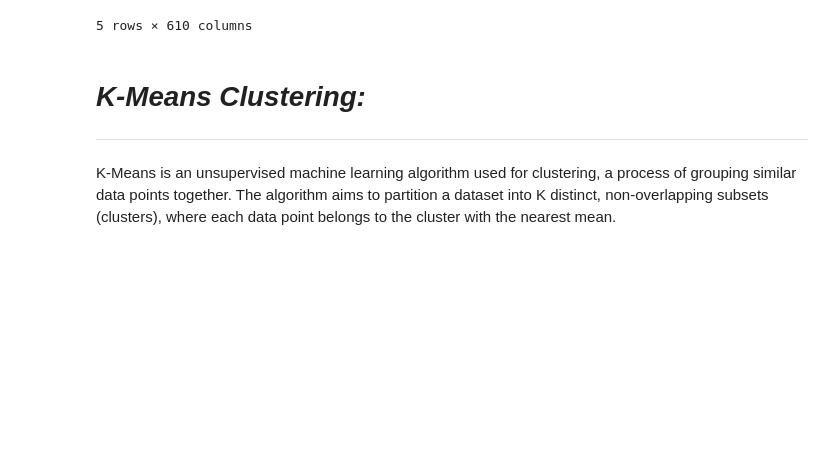
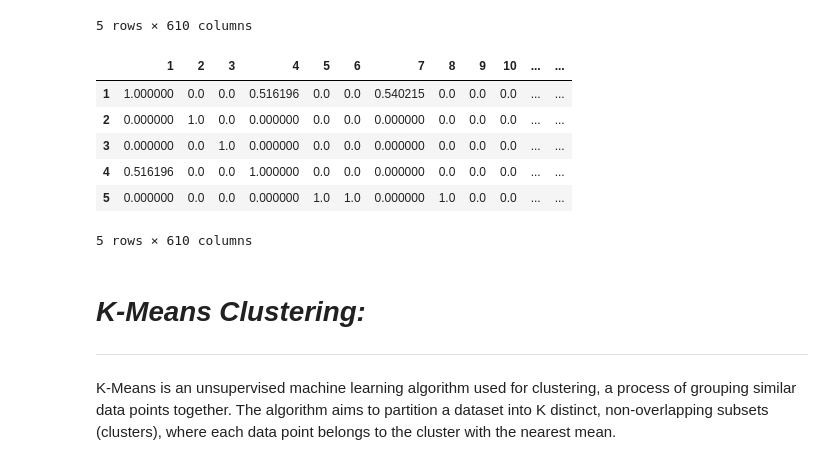
Before and after one commit to mohammed21kamall/Graduation-Project, a Jupyter notebook: Model AI/Collabirative Filtering/K_Means Clusering & KNN.ipynb, the cells around one changed output. Saved outputs shown, nothing was run; the diff lists cells and outputs as text; code cells hidden in the pictures; blank space fills up the shorter version.

```diff
--- a/Model AI/Collabirative Filtering/K_Means Clusering & KNN.ipynb
+++ b/Model AI/Collabirative Filtering/K_Means Clusering & KNN.ipynb
@@ -52,6 +53,17 @@ transformed_similarity.head()
 | 4 | 0.516196 | 0.000000 | 0.000000 | 1.000000 | 0.315915 | 0.255649 | 0.260805 | 0.116419 | 0.000039 | 0.033166 | ... | ... |
 | 5 | 0.265839 | 0.000179 | 0.000020 | 0.315915 | 1.000000 | 1.000000 | 0.174704 | 1.000000 | 0.000000 | 0.002595 | ... | ... |
 5 rows × 610 columns
+# %%
+transformed_similarity2 = transformed_similarity.applymap(lambda x: x if x >= 0.4 else float(0.0))
+transformed_similarity2.head()
+# %% [output]
+|  | 1 | 2 | 3 | 4 | 5 | 6 | 7 | 8 | 9 | 10 | ... | ... |
+| 1 | 1.000000 | 0.0 | 0.0 | 0.516196 | 0.0 | 0.0 | 0.540215 | 0.0 | 0.0 | 0.0 | ... | ... |
+| 2 | 0.000000 | 1.0 | 0.0 | 0.000000 | 0.0 | 0.0 | 0.000000 | 0.0 | 0.0 | 0.0 | ... | ... |
+| 3 | 0.000000 | 0.0 | 1.0 | 0.000000 | 0.0 | 0.0 | 0.000000 | 0.0 | 0.0 | 0.0 | ... | ... |
+| 4 | 0.516196 | 0.0 | 0.0 | 1.000000 | 0.0 | 0.0 | 0.000000 | 0.0 | 0.0 | 0.0 | ... | ... |
+| 5 | 0.000000 | 0.0 | 0.0 | 0.000000 | 1.0 | 1.0 | 0.000000 | 1.0 | 0.0 | 0.0 | ... | ... |
+5 rows × 610 columns
 # %% [markdown]
 # ***K-Means Clustering:***
 
```
Also changed, not shown: parts of 7 cells of this notebook.
